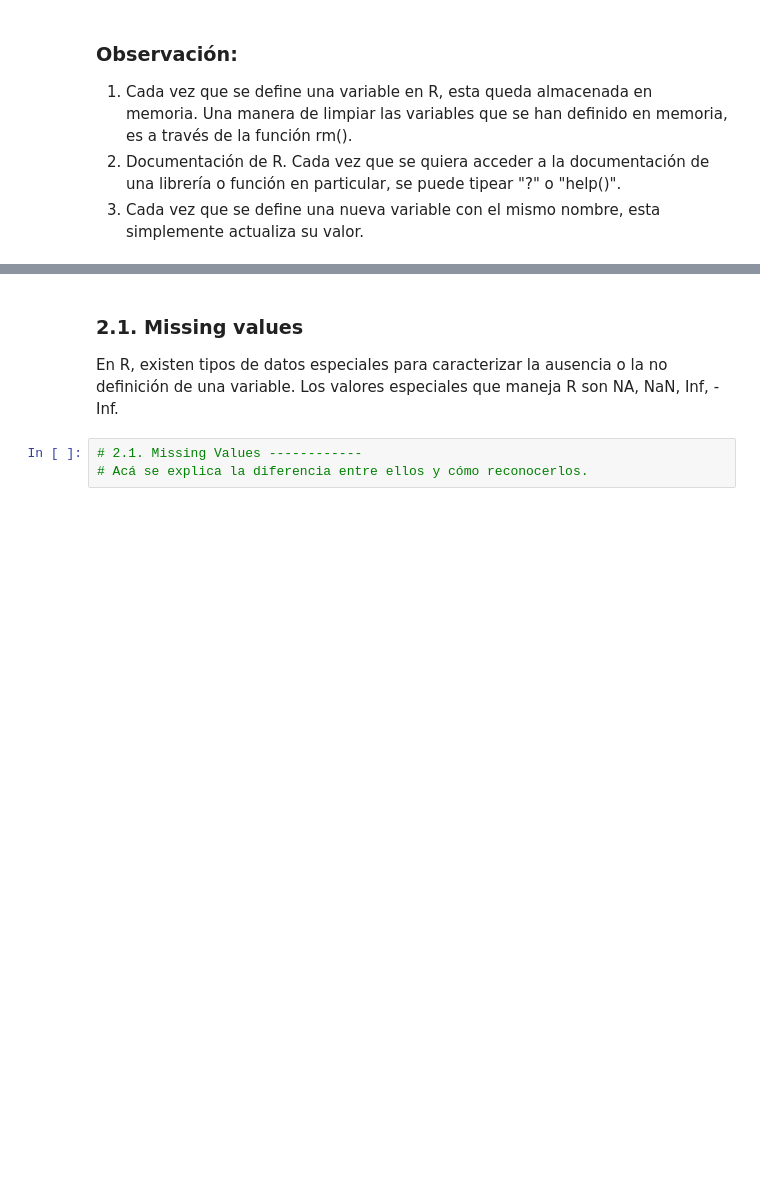
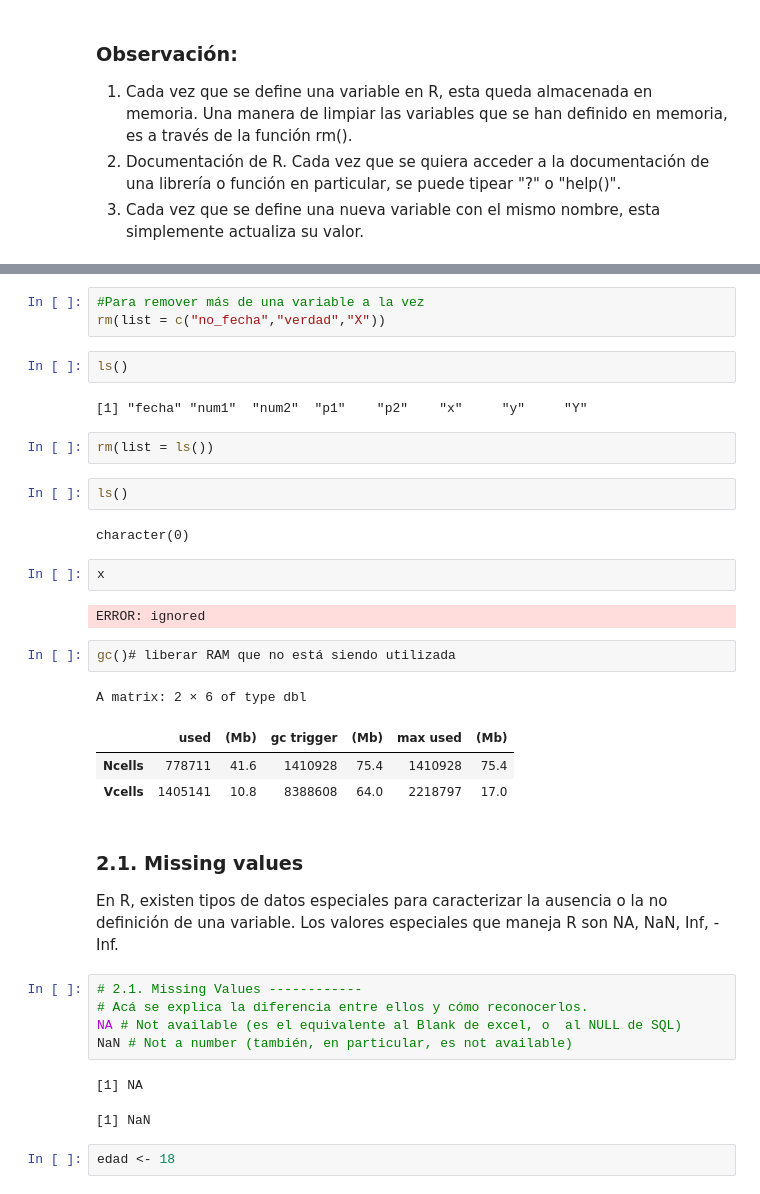
Before and after one commit to Davidestebancorrea/DBDC_202307_Programacion_en_R_para_ciencia_de_datos, a Jupyter notebook: Clases/C1/Clase_1_01_variables_y_tipos_de_datos.ipynb, the cells around one changed output, grey strips where cells are left out. Drawn from its saved outputs; the diff is of its cells as text; blank space fills up the shorter version.

```diff
--- a/Clases/C1/Clase_1_01_variables_y_tipos_de_datos.ipynb
+++ b/Clases/C1/Clase_1_01_variables_y_tipos_de_datos.ipynb
@@ -114,3 +259,27 @@ ls() # retorna un vector con los nombres de todas las variables definidas en el
+# %%
+#Para remover más de una variable a la vez
+rm(list = c("no_fecha","verdad","X"))
+# %%
+ls()
+# %% [output]
+[1] "fecha" "num1"  "num2"  "p1"    "p2"    "x"     "y"     "Y"
+# %%
+rm(list = ls())
+# %%
+ls()
+# %% [output]
+character(0)
+# %%
+x
+# %% [output]
+ERROR: ignored
+# %%
+gc()# liberar RAM que no está siendo utilizada
+# %% [output]
+A matrix: 2 × 6 of type dbl
+|  | used | (Mb) | gc trigger | (Mb) | max used | (Mb) |
+| Ncells | 778711 | 41.6 | 1410928 | 75.4 | 1410928 | 75.4 |
+| Vcells | 1405141 | 10.8 | 8388608 | 64.0 | 2218797 | 17.0 |
 # %% [markdown]
 ### 2.1. Missing values
 
@@ -118,3 +287,10 @@ En R, existen tipos de datos especiales para caracterizar la ausencia o la no de
 # %%
 # 2.1. Missing Values ------------
 # Acá se explica la diferencia entre ellos y cómo reconocerlos.
+NA # Not available (es el equivalente al Blank de excel, o  al NULL de SQL)
+NaN # Not a number (también, en particular, es not available)
+# %% [output]
+[1] NA
+[1] NaN
+# %%
+edad <- 18
```
Also changed, not shown: parts of 44 cells of this notebook.
